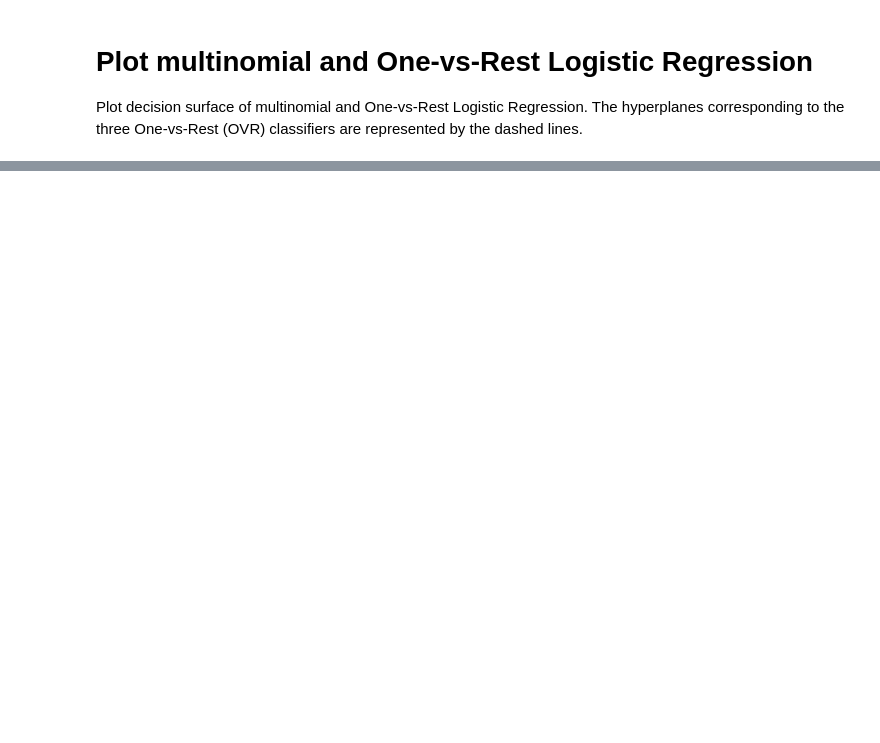
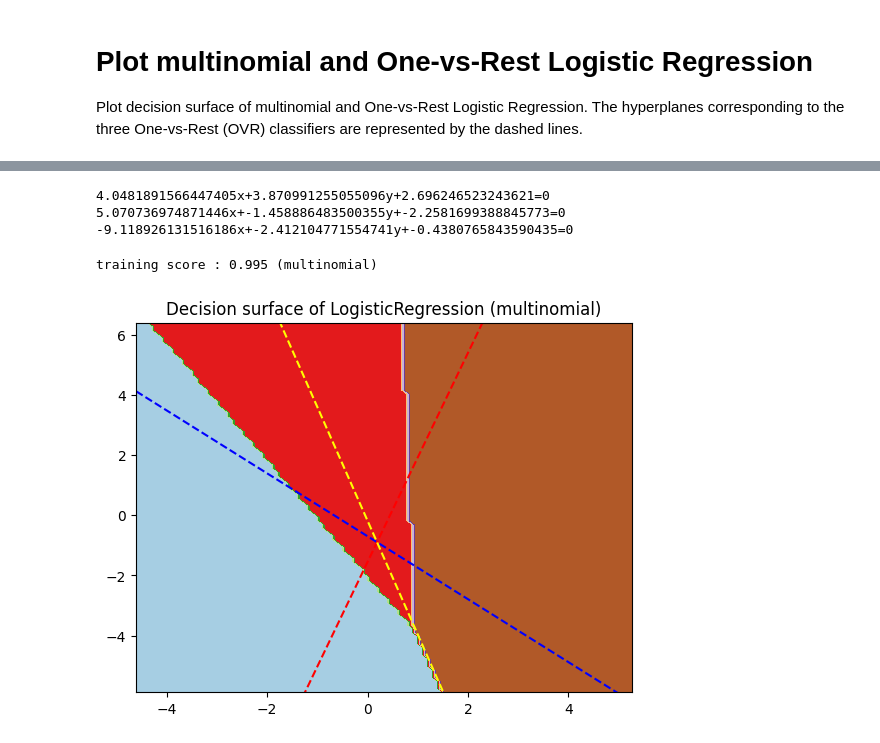
Before and after one commit to pyk93/week9_day5, a Jupyter notebook: plot_logistic_multinomial.ipynb, the cells around one changed output, grey strips where cells are left out. Cells and saved outputs as stored; diff of their text form; code cells hidden in the pictures; blank space fills up the shorter version.

```diff
--- a/plot_logistic_multinomial.ipynb
+++ b/plot_logistic_multinomial.ipynb
@@ -69,0 +78,47 @@ training score : 0.976 (ovr)
+# %%
+
+coef_set, intercept_set = params
+
+coef_boundary = [coef_set[1]-coef_set[0],coef_set[2]-coef_set[1], coef_set[0]-coef_set[2]]
+
+intercept_boundery = [intercept_set[1]-intercept_set[0],intercept_set[2]-intercept_set[1], intercept_set[0]-intercept_set[2]]
+
+
+for i in range(3):
+    print(f"{coef_boundary[i][0]}x+{coef_boundary[i][1]}y+{intercept_boundery[i]}=0")
+# %% [output]
+4.0481891566447405x+3.870991255055096y+2.696246523243621=0
+5.070736974871446x+-1.458886483500355y+-2.2581699388845773=0
+-9.118926131516186x+-2.412104771554741y+-0.4380765843590435=0
+# %%
+for multi_class in ["multinomial"]:
+    clf = LogisticRegression(
+        solver="sag", max_iter=100, random_state=42, multi_class=multi_class
+    ).fit(X, y)
+
+    # print the training scores
+    print("training score : %.3f (%s)" % (clf.score(X, y), multi_class))
+
+    _, ax = plt.subplots()
+    DecisionBoundaryDisplay.from_estimator(
+        clf, X, response_method="predict", cmap=plt.cm.Paired, ax=ax
+    )
+    plt.title("Decision surface of LogisticRegression (%s)" % multi_class)
+    plt.axis("tight")
+
+    colors = ["blue", "red", "yellow"]
+    xmin, xmax = plt.xlim()
+    ymin, ymax = plt.ylim()
+    def plot_hyperplane(c, color):
+        def line(x0):
+            return (-(x0 * coef_boundary[c][0]) - intercept_boundery[c]) / coef_boundary[c][1]
+
+        plt.plot([xmin, xmax], [line(xmin), line(xmax)], ls="--", color=color)
+
+    for i, color in zip(clf.classes_, colors):
+        plot_hyperplane(i, color)
+
+plt.show()
+# %% [output]
+training score : 0.995 (multinomial)
+[figure, added]
```
Also changed, not shown: parts of 3 cells of this notebook.
